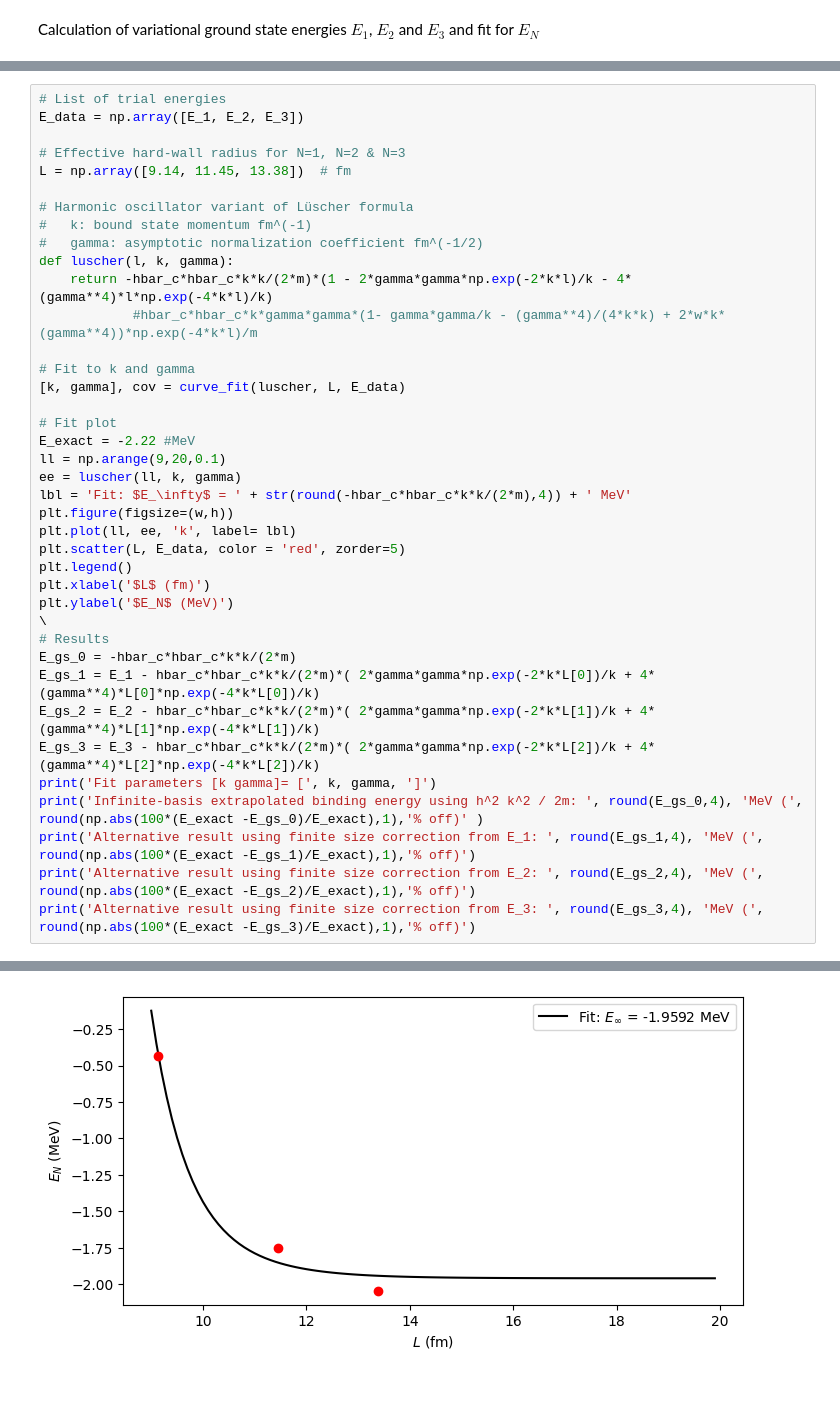
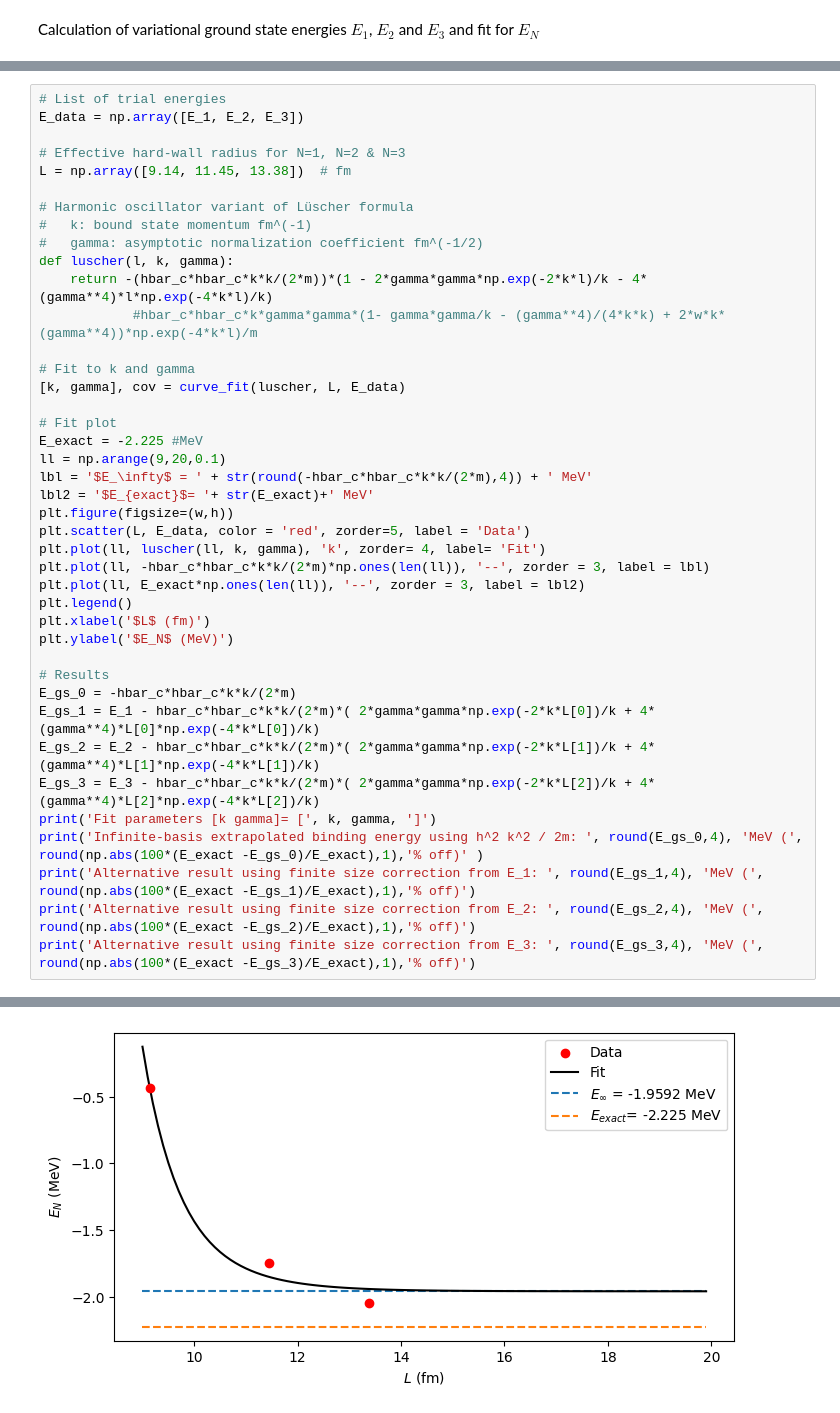
Before and after one commit to diegoscantam/2qubits, a Jupyter notebook: deuteron.ipynb, the cells around one changed output, grey strips where cells are left out. Drawn from its saved outputs; the diff is of its cells as text.

Commit message:
Modified plots, added circuit drawings

```diff
--- a/deuteron.ipynb
+++ b/deuteron.ipynb
@@ -147,24 +154,26 @@ L = np.array([9.14, 11.45, 13.38])  # fm
 #   k: bound state momentum fm^(-1)
 #   gamma: asymptotic normalization coefficient fm^(-1/2)
 def luscher(l, k, gamma):
-    return -hbar_c*hbar_c*k*k/(2*m)*(1 - 2*gamma*gamma*np.exp(-2*k*l)/k - 4*(gamma**4)*l*np.exp(-4*k*l)/k)
+    return -(hbar_c*hbar_c*k*k/(2*m))*(1 - 2*gamma*gamma*np.exp(-2*k*l)/k - 4*(gamma**4)*l*np.exp(-4*k*l)/k)
             #hbar_c*hbar_c*k*gamma*gamma*(1- gamma*gamma/k - (gamma**4)/(4*k*k) + 2*w*k*(gamma**4))*np.exp(-4*k*l)/m
 
 # Fit to k and gamma
 [k, gamma], cov = curve_fit(luscher, L, E_data)
 
 # Fit plot
-E_exact = -2.22 #MeV
+E_exact = -2.225 #MeV
 ll = np.arange(9,20,0.1)
-ee = luscher(ll, k, gamma)
-lbl = 'Fit: $E_\infty$ = ' + str(round(-hbar_c*hbar_c*k*k/(2*m),4)) + ' MeV'
+lbl = '$E_\infty$ = ' + str(round(-hbar_c*hbar_c*k*k/(2*m),4)) + ' MeV'
+lbl2 = '$E_{exact}$= '+ str(E_exact)+' MeV'
 plt.figure(figsize=(w,h))
-plt.plot(ll, ee, 'k', label= lbl)
-plt.scatter(L, E_data, color = 'red', zorder=5)
+plt.scatter(L, E_data, color = 'red', zorder=5, label = 'Data')
+plt.plot(ll, luscher(ll, k, gamma), 'k', zorder= 4, label= 'Fit')
+plt.plot(ll, -hbar_c*hbar_c*k*k/(2*m)*np.ones(len(ll)), '--', zorder = 3, label = lbl)
+plt.plot(ll, E_exact*np.ones(len(ll)), '--', zorder = 3, label = lbl2)
 plt.legend()
 plt.xlabel('$L$ (fm)')
 plt.ylabel('$E_N$ (MeV)')
-\
+
 # Results
 E_gs_0 = -hbar_c*hbar_c*k*k/(2*m)
 E_gs_1 = E_1 - hbar_c*hbar_c*k*k/(2*m)*( 2*gamma*gamma*np.exp(-2*k*L[0])/k + 4*(gamma**4)*L[0]*np.exp(-4*k*L[0])/k)
@@ -184 +193 @@ Alternative result using finite size correction from E_3:  -2.0617 MeV ( 7.1 % o
-[figure, old version]
+[figure, new version]
```
Also changed, not shown: parts of 4 cells of this notebook, 1 other file.
